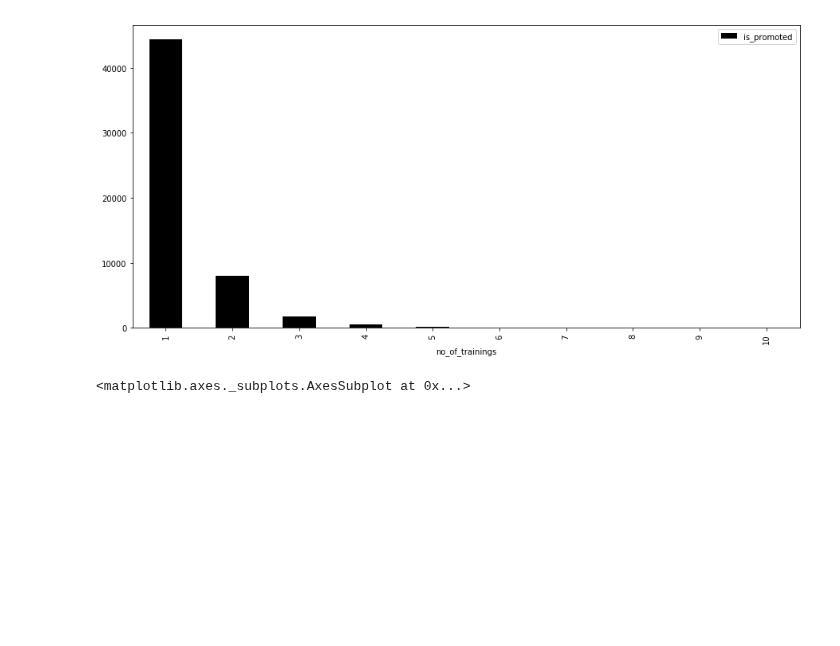
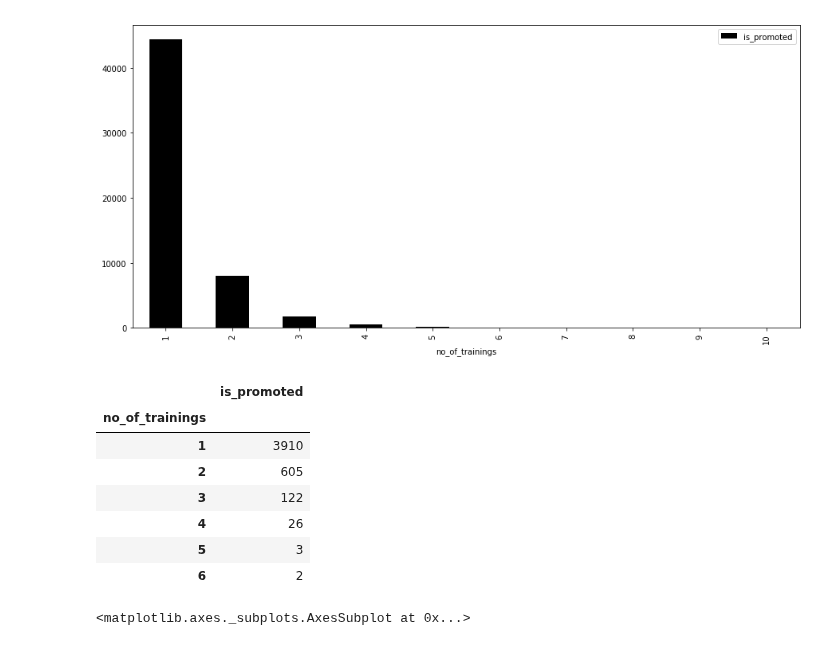
Before and after one commit to IITGuwahati-AI/Learning-Content, a Jupyter notebook: HR_analytics.ipynb, the cells around one changed output. Cells and saved outputs as stored; diff of their text form; code cells hidden in the pictures; blank space fills up the shorter version.

```diff
--- a/HR_analytics.ipynb
+++ b/HR_analytics.ipynb
@@ -266,6 +266,17 @@ trainings.plot(kind = 'bar',figsize = (15,7),color = 'black')
 # %% [output]
 <matplotlib.axes._subplots.AxesSubplot at 0x...>
 [figure]
+# %%
+df_train[df_train['is_promoted']==1].groupby('no_of_trainings').agg({'is_promoted':'count'})
+# %% [output]
+|  | is_promoted |
+| no_of_trainings |  |
+| 1 | 3910 |
+| 2 | 605 |
+| 3 | 122 |
+| 4 | 26 |
+| 5 | 3 |
+| 6 | 2 |
 # %%
 rating = df_train.groupby('previous_year_rating').agg({"is_promoted":'count'})
 rating.plot(kind = 'bar',figsize = (15,7),color = 'red')
```
Also changed, not shown: parts of 18 cells of this notebook.
